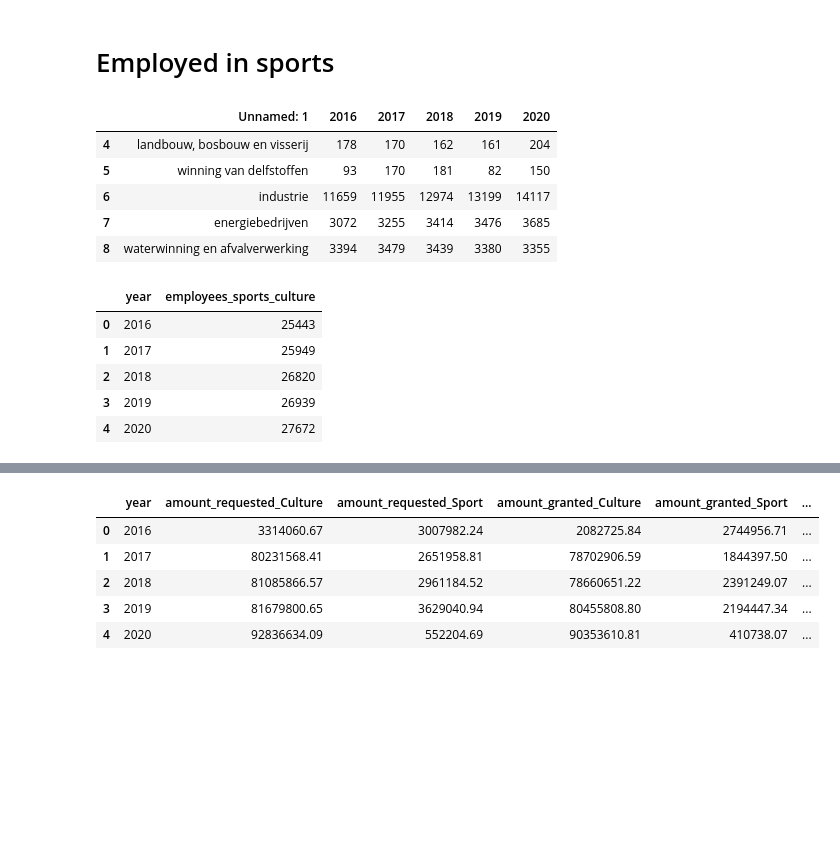
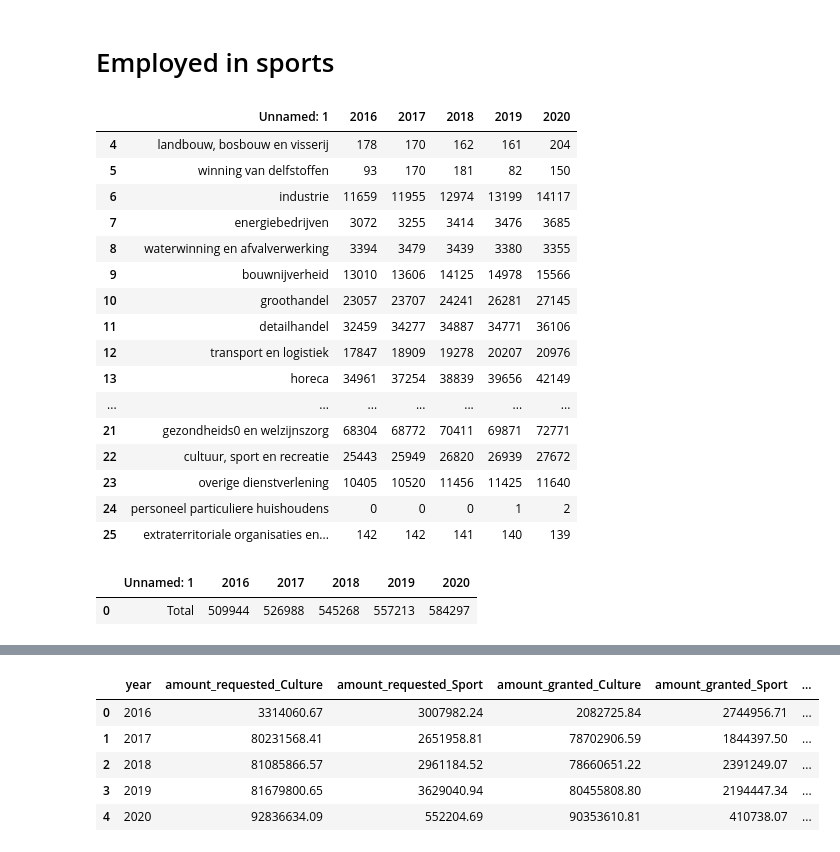
Before and after one commit to IrynaHorova/Project-Amsterdam, a Jupyter notebook: your-code/data-transformation-ih.ipynb, the cells around one changed output, grey strips where cells are left out. Saved outputs shown, nothing was run; the diff lists cells and outputs as text; code cells hidden in the pictures; blank space fills up the shorter version.

Commit message:
ih commit reuploading data

```diff
--- a/your-code/data-transformation-ih.ipynb
+++ b/your-code/data-transformation-ih.ipynb
@@ -298,32 +337,38 @@ df2
 # %%
 #employed-in-sports-and-culture-details
 xls = pd.ExcelFile('../data/raw files/#employed-in-sports-and-culture.xlsx')
 df = xls.parse('2020_jaarboek_511', skiprows=2)
 employed = df.iloc[1:,:]
 employed = employed.iloc[:-3,:]
 employed_pers = employed[['Unnamed: 1', 'Unnamed: 3', 'Unnamed: 5', 'Unnamed: 7', 'Unnamed: 9', 'Unnamed: 11']]
 employed_pers = employed_pers[3:]
 employed_pers = employed_pers.rename(columns = {'Unnamed: 3':2016, 'Unnamed: 5':2017, 'Unnamed: 7':2018, 'Unnamed: 9':2019, 'Unnamed: 11':2020})
-employed_pers.head()
+employed_pers = employed_pers.applymap(lambda x: x.replace('-','0') if type(x) is str else x)
+employed_pers[[2016,2017,2018,2019,2020]] = employed_pers[[2016,2017,2018,2019,2020]].apply(pd.to_numeric)
+employed_pers
 # %% [output]
 |  | Unnamed: 1 | 2016 | 2017 | 2018 | 2019 | 2020 |
 | 4 | landbouw, bosbouw en visserij | 178 | 170 | 162 | 161 | 204 |
 | 5 | winning van delfstoffen | 93 | 170 | 181 | 82 | 150 |
 | 6 | industrie | 11659 | 11955 | 12974 | 13199 | 14117 |
 | 7 | energiebedrijven | 3072 | 3255 | 3414 | 3476 | 3685 |
 | 8 | waterwinning en afvalverwerking | 3394 | 3479 | 3439 | 3380 | 3355 |
+| 9 | bouwnijverheid | 13010 | 13606 | 14125 | 14978 | 15566 |
+| 10 | groothandel | 23057 | 23707 | 24241 | 26281 | 27145 |
+| 11 | detailhandel | 32459 | 34277 | 34887 | 34771 | 36106 |
+| 12 | transport en logistiek | 17847 | 18909 | 19278 | 20207 | 20976 |
+| 13 | horeca | 34961 | 37254 | 38839 | 39656 | 42149 |
+| ... | ... | ... | ... | ... | ... | ... |
+| 21 | gezondheids0 en welzijnszorg | 68304 | 68772 | 70411 | 69871 | 72771 |
+| 22 | cultuur, sport en recreatie | 25443 | 25949 | 26820 | 26939 | 27672 |
+| 23 | overige dienstverlening | 10405 | 10520 | 11456 | 11425 | 11640 |
+| 24 | personeel particuliere huishoudens | 0 | 0 | 0 | 1 | 2 |
+| 25 | extraterritoriale organisaties en... | 142 | 142 | 141 | 140 | 139 |
-# %%
-employed_pers = employed_pers.applymap(lambda x: x.replace('-','0') if type(x) is str else x)
-employed_pers[[2016,2017,2018,2019,2020]] = employed_pers[[2016,2017,2018,2019,2020]].apply(pd.to_numeric)
-employed_pers = employed_pers[employed_pers['Unnamed: 1'] == 'cultuur, sport en recreatie']
-employed_pers = employed_pers.transpose()
-employed_pers = employed_pers.iloc[1:, :].reset_index()
-employed_pers = employed_pers.rename(columns = {'index':"year", 22:"employees_sports_culture"})
-employed_pers
-# %% [output]
-|  | year | employees_sports_culture |
-| 0 | 2016 | 25443 |
-| 1 | 2017 | 25949 |
-| 2 | 2018 | 26820 |
-| 3 | 2019 | 26939 |
-| 4 | 2020 | 27672 |
+# %%
+totl = pd.DataFrame(employed_pers.iloc[:, 1:7].sum(axis = 0)).transpose()
+totl['Unnamed: 1'] ='Total'
+totl = totl[['Unnamed: 1', 2016, 2017, 2018, 2019, 2020]]
+totl
+# %% [output]
+|  | Unnamed: 1 | 2016 | 2017 | 2018 | 2019 | 2020 |
+| 0 | Total | 509944 | 526988 | 545268 | 557213 | 584297 |
```
Also changed, not shown: parts of 11 cells of this notebook, 2 other files.
